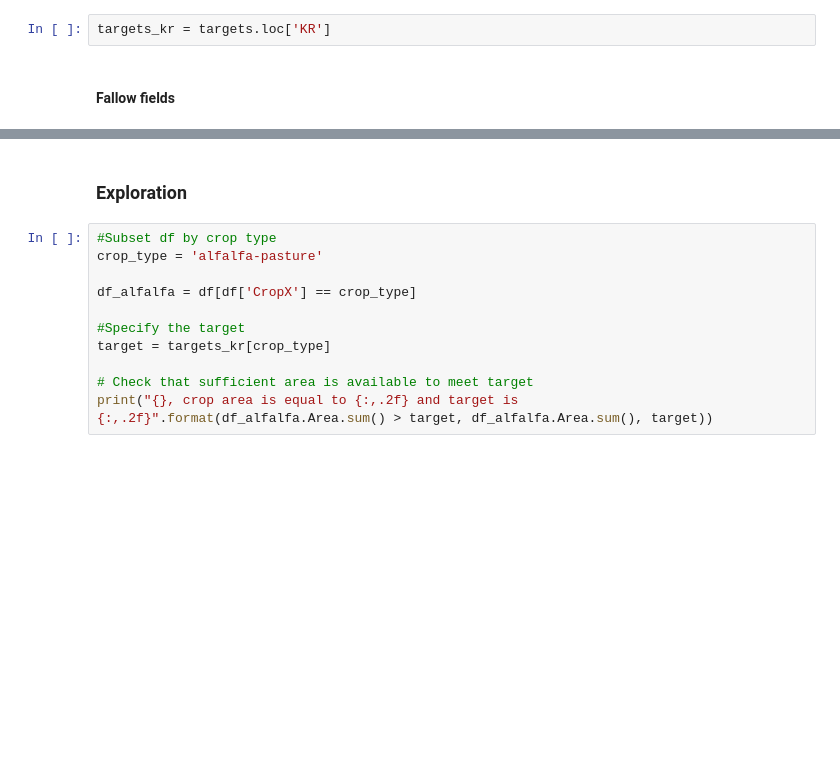
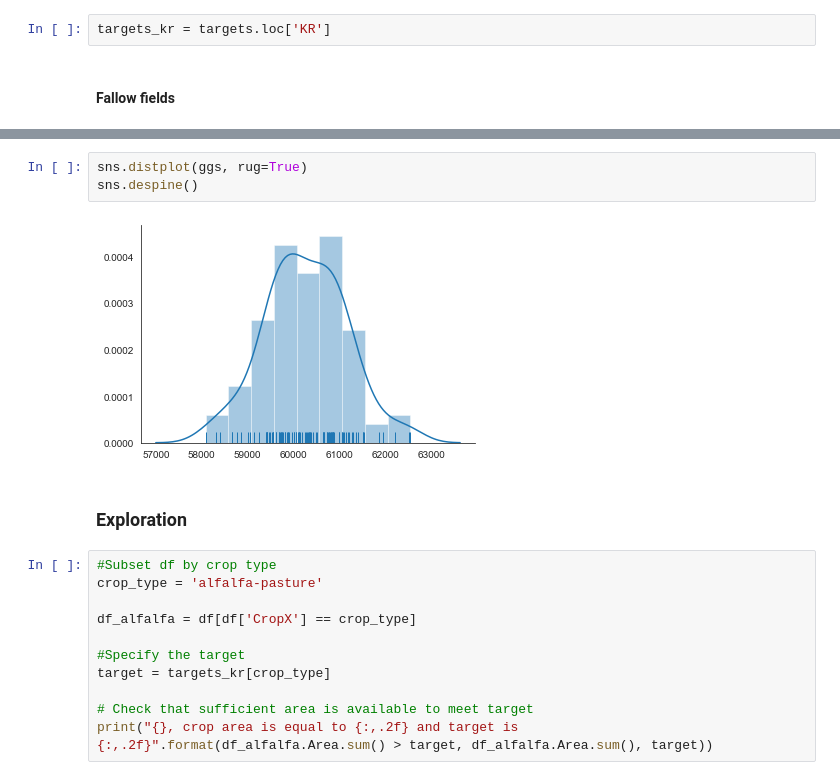
Before and after one commit to eanderson-ei/cv-mbom, a Jupyter notebook: notebooks/greedy-optimization.ipynb, the cells around one changed output, grey strips where cells are left out. Saved outputs shown, nothing was run; the diff lists cells and outputs as text; blank space fills up the shorter version.

```diff
--- a/notebooks/greedy-optimization.ipynb
+++ b/notebooks/greedy-optimization.ipynb
@@ -66,3 +68,8 @@ sns.despine()
+# %%
+sns.distplot(ggs, rug=True)
+sns.despine()
+# %% [output]
+[figure, added]
 # %% [markdown]
 ### Exploration
 # %%
```
Also changed, not shown: parts of 4 cells of this notebook, 1 other file.
